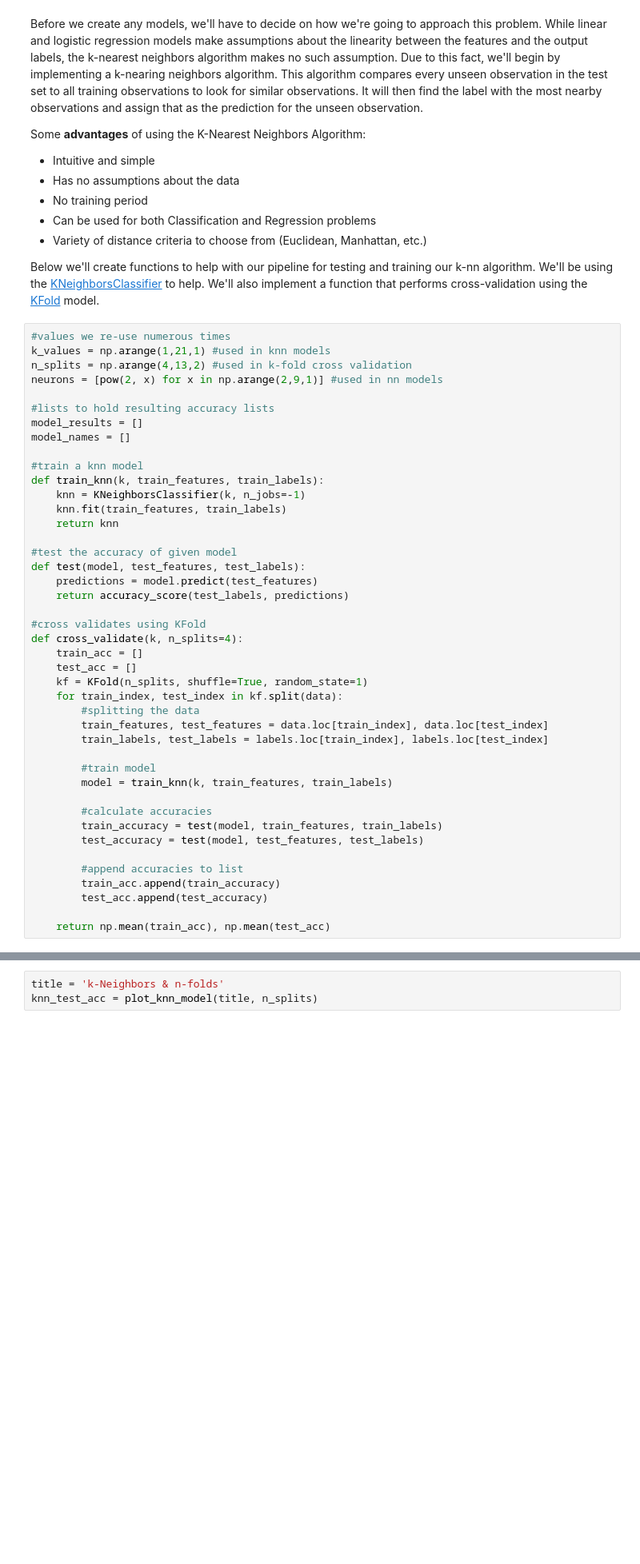
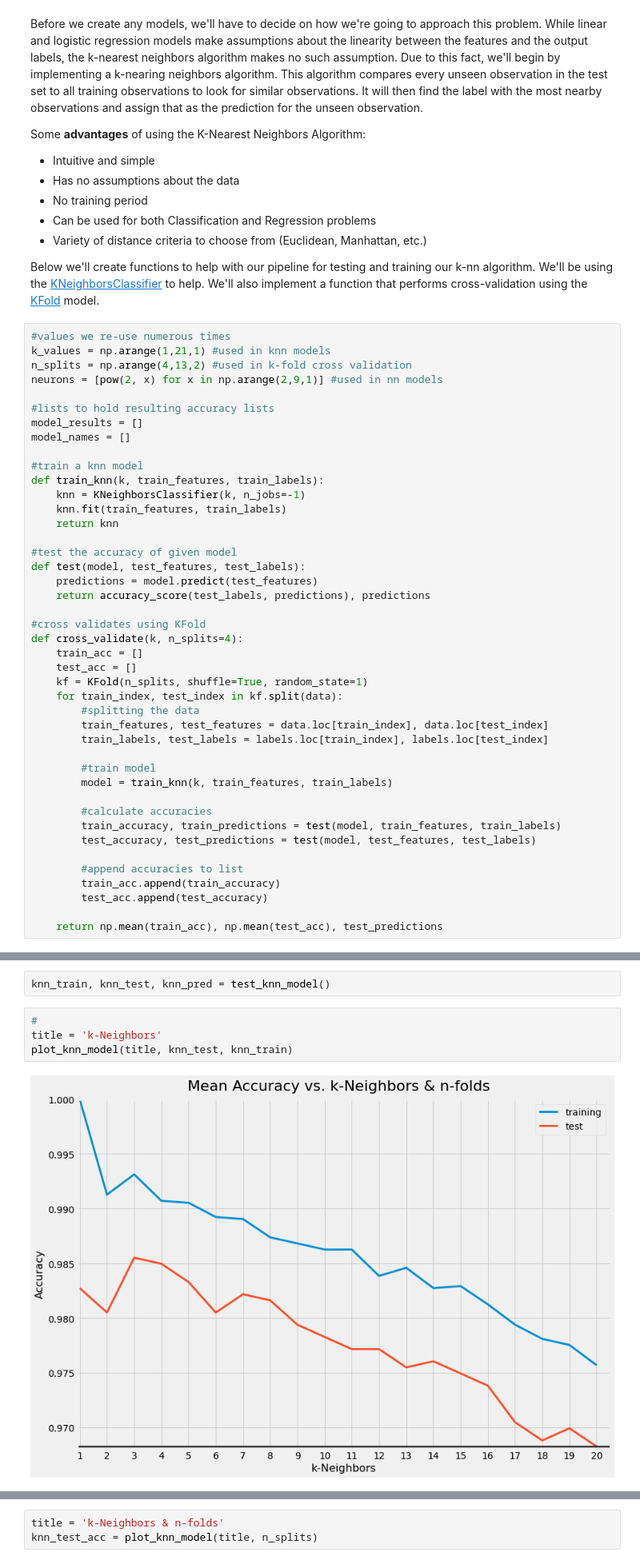
Before and after one commit to noah-kg/handwritten-digit-classifier, a Jupyter notebook: Handwritten Digits Classifier.ipynb, the cells around one changed output, grey strips where cells are left out. Shown at 80% size. Drawn from its saved outputs; the diff is of its cells as text; blank space fills up the shorter version.

```diff
--- a/Handwritten Digits Classifier.ipynb
+++ b/Handwritten Digits Classifier.ipynb
@@ -150,7 +132,7 @@ def train_knn(k, train_features, train_labels):
 #test the accuracy of given model
 def test(model, test_features, test_labels):
     predictions = model.predict(test_features)
-    return accuracy_score(test_labels, predictions)
+    return accuracy_score(test_labels, predictions), predictions
 
 #cross validates using KFold
 def cross_validate(k, n_splits=4):
@@ -166,11 +148,11 @@ def cross_validate(k, n_splits=4):
         model = train_knn(k, train_features, train_labels)
 
         #calculate accuracies
-        train_accuracy = test(model, train_features, train_labels)
-        test_accuracy = test(model, test_features, test_labels)
+        train_accuracy, train_predictions = test(model, train_features, train_labels)
+        test_accuracy, test_predictions = test(model, test_features, test_labels)
 
         #append accuracies to list
         train_acc.append(train_accuracy)
         test_acc.append(test_accuracy)
 
-    return np.mean(train_acc), np.mean(test_acc)
+    return np.mean(train_acc), np.mean(test_acc), test_predictions
@@ -231,0 +247,8 @@ KNN_results = plot_knn_model(title)
+# %%
+knn_train, knn_test, knn_pred = test_knn_model()
+# %%
+#
+title = 'k-Neighbors'
+plot_knn_model(title, knn_test, knn_train)
+# %% [output]
+[figure, added]
```
Also changed, not shown: parts of 8 cells of this notebook.
